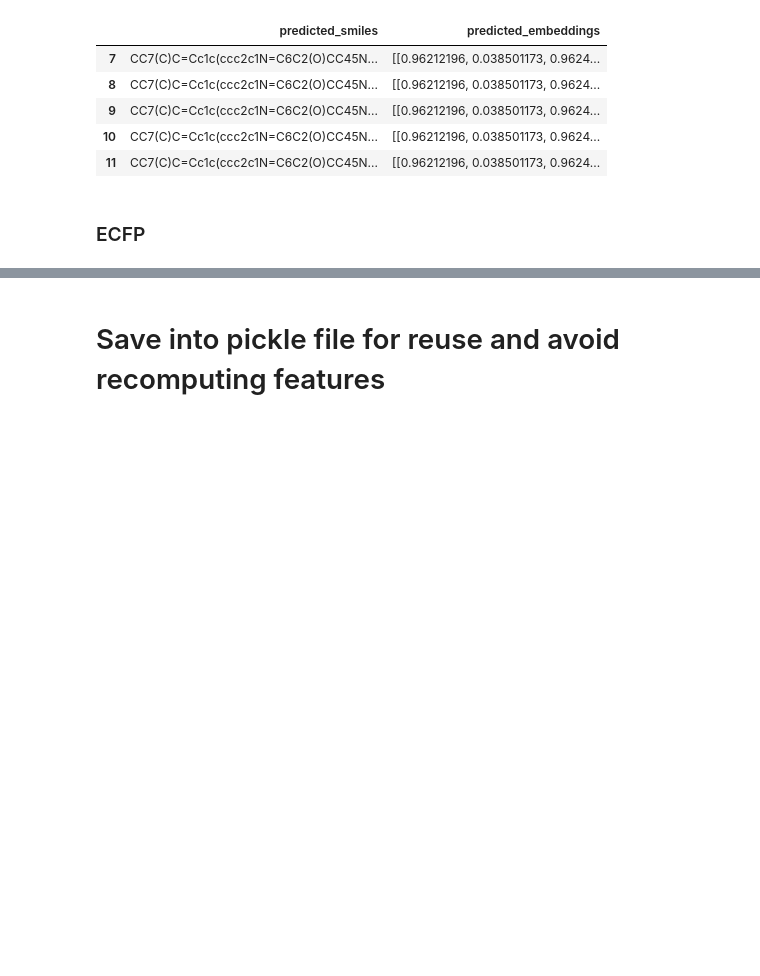
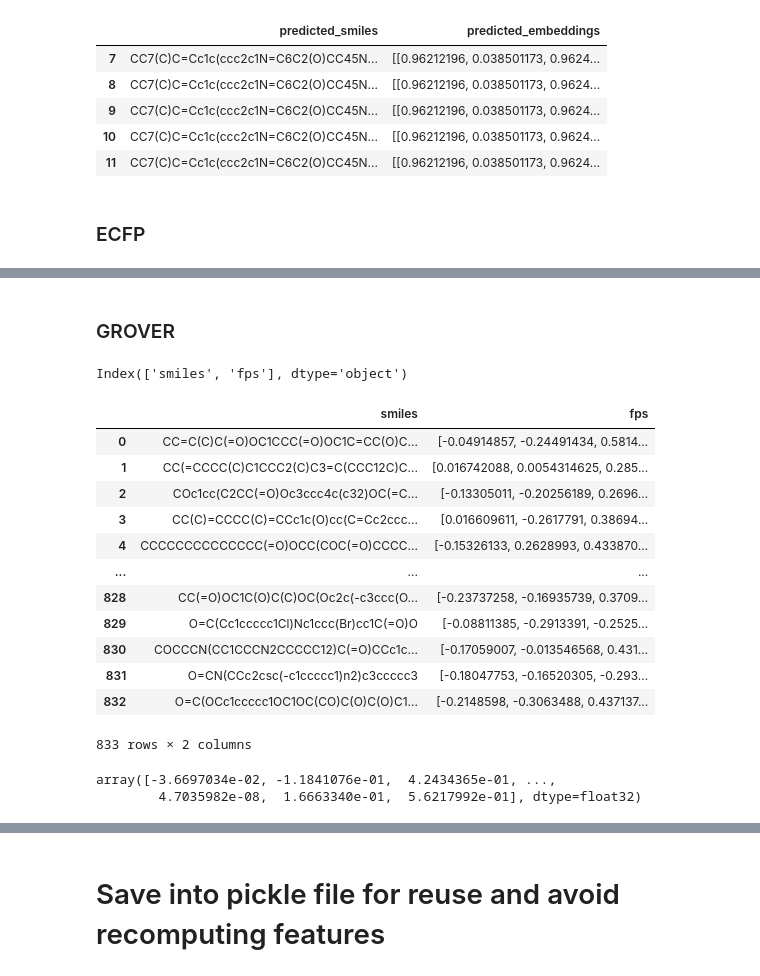
Before and after one commit to davidkubanek/biohack, a Jupyter notebook: scripts/1_feature_extraction.ipynb, the cells around one changed output, grey strips where cells are left out. Cells and saved outputs as stored; diff of their text form; code cells hidden in the pictures; blank space fills up the shorter version.

Commit message:
added GROVER compatibility

```diff
--- a/scripts/1_feature_extraction.ipynb
+++ b/scripts/1_feature_extraction.ipynb
@@ -243,0 +273,24 @@ df['predicted_ECFP'] = df['predicted_mol'].apply(lambda x: fpgen.GetFingerprint(
+# %% [markdown]
+### GROVER
+# %%
+# import fingerprints from Grover model
+grover_fp = np.load('../data/fp_large_unique_smiles.npz', allow_pickle=True)
+print(grover_fp.keys())  # Display the keys or attributes in the file
+# %% [output]
+Index(['smiles', 'fps'], dtype='object')
+# %%
+grover_fp
+# %% [output]
+|  | smiles | fps |
+| 0 | CC=C(C)C(=O)OC1CCC(=O)OC1C=CC(O)C... | [-0.04914857, -0.24491434, 0.5814... |
+| 1 | CC(=CCCC(C)C1CCC2(C)C3=C(CCC12C)C... | [0.016742088, 0.0054314625, 0.285... |
+| 2 | COc1cc(C2CC(=O)Oc3ccc4c(c32)OC(=C... | [-0.13305011, -0.20256189, 0.2696... |
+| 3 | CC(C)=CCCC(C)=CCc1c(O)cc(C=Cc2ccc... | [0.016609611, -0.2617791, 0.38694... |
+| 4 | CCCCCCCCCCCCCC(=O)OCC(COC(=O)CCCC... | [-0.15326133, 0.2628993, 0.433870... |
+| ... | ... | ... |
+| 828 | CC(=O)OC1C(O)C(C)OC(Oc2c(-c3ccc(O... | [-0.23737258, -0.16935739, 0.3709... |
+| 829 | O=C(Cc1ccccc1Cl)Nc1ccc(Br)cc1C(=O)O | [-0.08811385, -0.2913391, -0.2525... |
+| 830 | COCCCN(CC1CCCN2CCCCC12)C(=O)CCc1c... | [-0.17059007, -0.013546568, 0.431... |
+| 831 | O=CN(CCc2csc(-c1ccccc1)n2)c3ccccc3 | [-0.18047753, -0.16520305, -0.293... |
+| 832 | O=C(OCc1ccccc1OC1OC(CO)C(O)C(O)C1... | [-0.2148598, -0.3063488, 0.437137... |
+833 rows × 2 columns
@@ -243,0 +304,6 @@ df['predicted_ECFP'] = df['predicted_mol'].apply(lambda x: fpgen.GetFingerprint(
+# %%
+smile = df['predicted_smiles'].iloc[0]
+find_grover_fp(smile)
+# %% [output]
+array([-3.6697034e-02, -1.1841076e-01,  4.2434365e-01, ...,
+        4.7035982e-08,  1.6663340e-01,  5.6217992e-01], dtype=float32)
```
Also changed, not shown: parts of 7 cells of this notebook, 6 other files.
